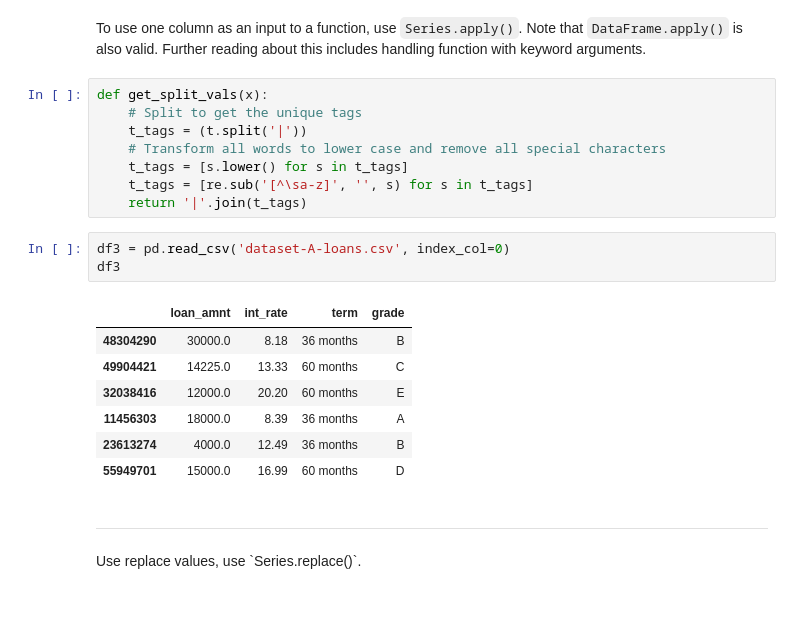
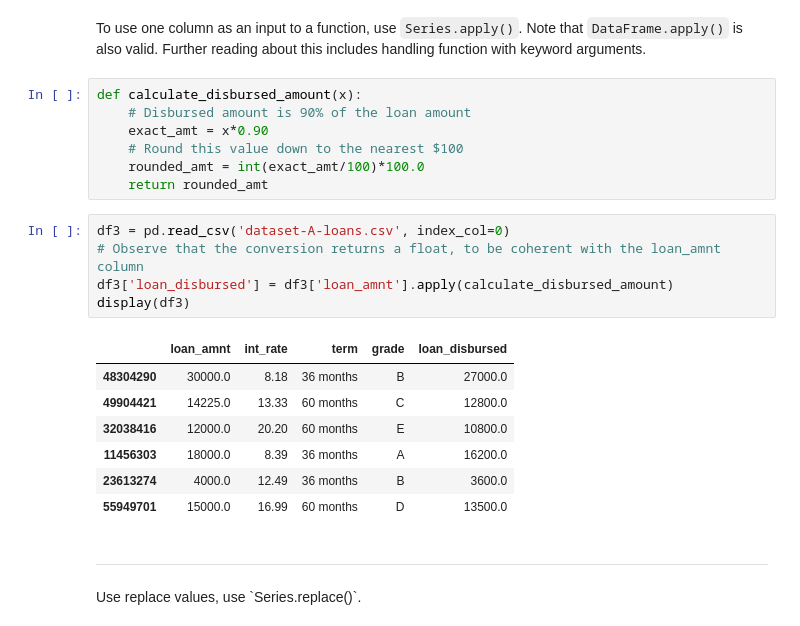
Before and after one commit to bryanblackbee/ds-learning-journey, a Jupyter notebook: jupyter_notebook/topics/data-analysis-with-python/chap-7-2-Data-Transformation-1.ipynb, the cells around one changed output. Cells and saved outputs as stored; diff of their text form.

```diff
--- a/jupyter_notebook/topics/data-analysis-with-python/chap-7-2-Data-Transformation-1.ipynb
+++ b/jupyter_notebook/topics/data-analysis-with-python/chap-7-2-Data-Transformation-1.ipynb
@@ -120,25 +120,26 @@ display(df2)
 | 4 | BmMuLuG1yW8 | G-Eazy On Stepping Away From H&M,... | 24 | Entertainment |
 # %% [markdown]
 To use one column as an input to a function, use `Series.apply()`. Note that `DataFrame.apply()` is also valid. Further reading about this includes handling function with keyword arguments.
-# %%
-def get_split_vals(x):
-    # Split to get the unique tags
-    t_tags = (t.split('|'))
-    # Transform all words to lower case and remove all special characters
-    t_tags = [s.lower() for s in t_tags]
-    t_tags = [re.sub('[^\sa-z]', '', s) for s in t_tags]
-    return '|'.join(t_tags)
+# %%
+def calculate_disbursed_amount(x):
+    # Disbursed amount is 90% of the loan amount
+    exact_amt = x*0.90
+    # Round this value down to the nearest $100
+    rounded_amt = int(exact_amt/100)*100.0
+    return rounded_amt
 # %%
 df3 = pd.read_csv('dataset-A-loans.csv', index_col=0)
-df3
+# Observe that the conversion returns a float, to be coherent with the loan_amnt column
+df3['loan_disbursed'] = df3['loan_amnt'].apply(calculate_disbursed_amount)
+display(df3)
 # %% [output]
-|  | loan_amnt | int_rate | term | grade |
-| 48304290 | 30000.0 | 8.18 | 36 months | B |
-| 49904421 | 14225.0 | 13.33 | 60 months | C |
-| 32038416 | 12000.0 | 20.20 | 60 months | E |
-| 11456303 | 18000.0 | 8.39 | 36 months | A |
-| 23613274 | 4000.0 | 12.49 | 36 months | B |
-| 55949701 | 15000.0 | 16.99 | 60 months | D |
+|  | loan_amnt | int_rate | term | grade | loan_disbursed |
+| 48304290 | 30000.0 | 8.18 | 36 months | B | 27000.0 |
+| 49904421 | 14225.0 | 13.33 | 60 months | C | 12800.0 |
+| 32038416 | 12000.0 | 20.20 | 60 months | E | 10800.0 |
+| 11456303 | 18000.0 | 8.39 | 36 months | A | 16200.0 |
+| 23613274 | 4000.0 | 12.49 | 36 months | B | 3600.0 |
+| 55949701 | 15000.0 | 16.99 | 60 months | D | 13500.0 |
 # %% [markdown]
 <hr>
 Use replace values, use `Series.replace()`.
```
Also changed, not shown: 4 other files.
